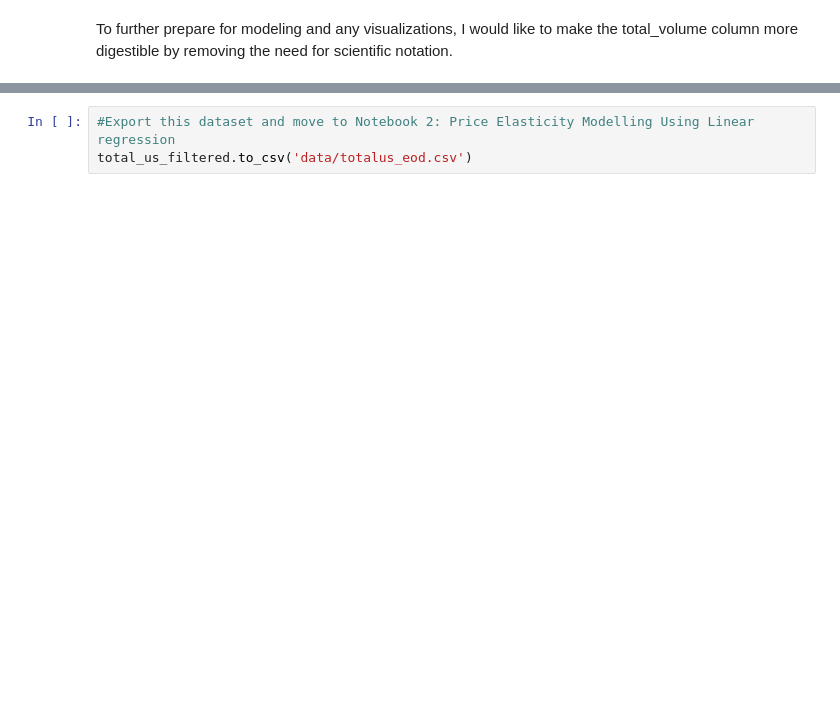
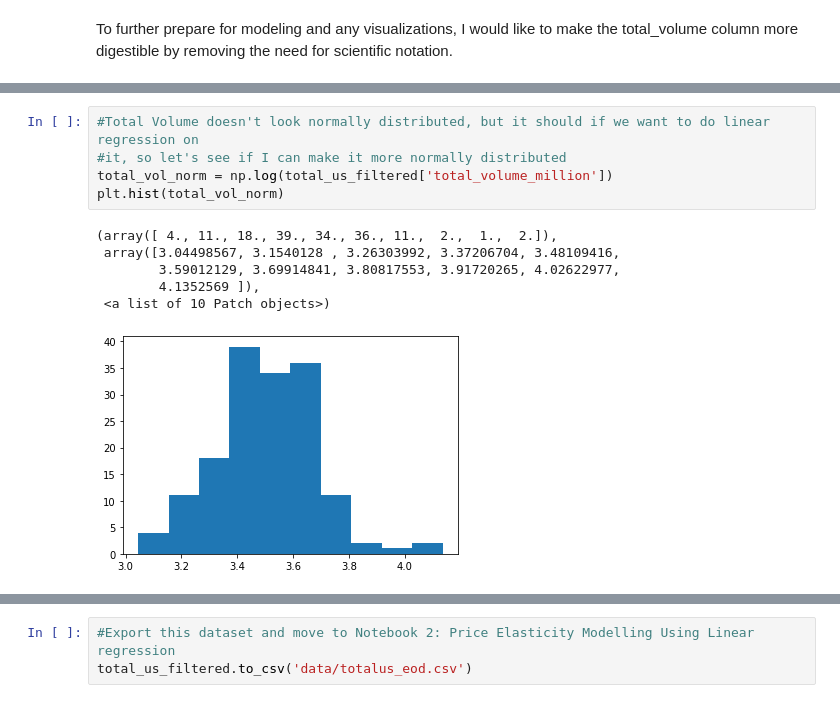
Before and after one commit to melissammcmillan/price_elasticity_of_avocados, a Jupyter notebook: 1_Avocado_EDA.ipynb, the cells around one changed output, grey strips where cells are left out. Saved outputs shown, nothing was run; the diff lists cells and outputs as text; blank space fills up the shorter version.

```diff
--- a/1_Avocado_EDA.ipynb
+++ b/1_Avocado_EDA.ipynb
@@ -388,0 +400,12 @@ See the caveats in the documentation: https://pandas.pydata.org/pandas-docs/stab
+# %%
+#Total Volume doesn't look normally distributed, but it should if we want to do linear regression on
+#it, so let's see if I can make it more normally distributed
+total_vol_norm = np.log(total_us_filtered['total_volume_million'])
+plt.hist(total_vol_norm)
+# %% [output]
+(array([ 4., 11., 18., 39., 34., 36., 11.,  2.,  1.,  2.]),
+ array([3.04498567, 3.1540128 , 3.26303992, 3.37206704, 3.48109416,
+        3.59012129, 3.69914841, 3.80817553, 3.91720265, 4.02622977,
+        4.1352569 ]),
+ <a list of 10 Patch objects>)
+[figure, added]
```
Also changed, not shown: parts of 7 cells of this notebook, 1 other file.
